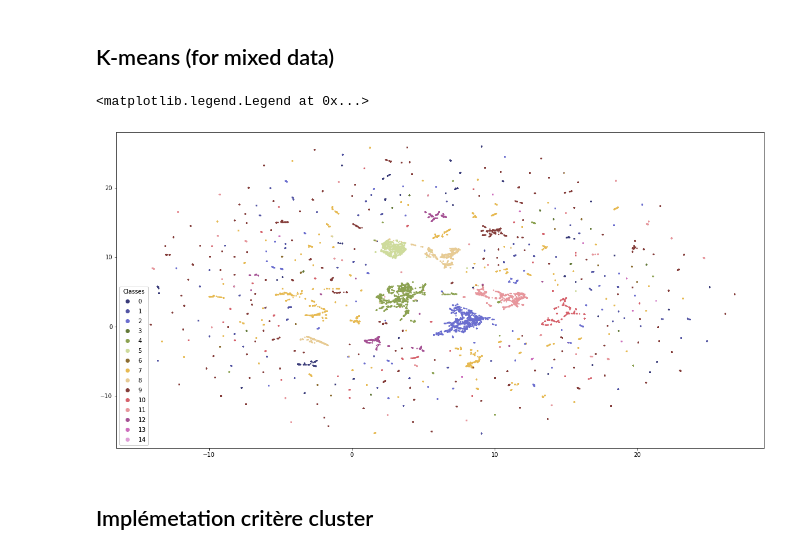
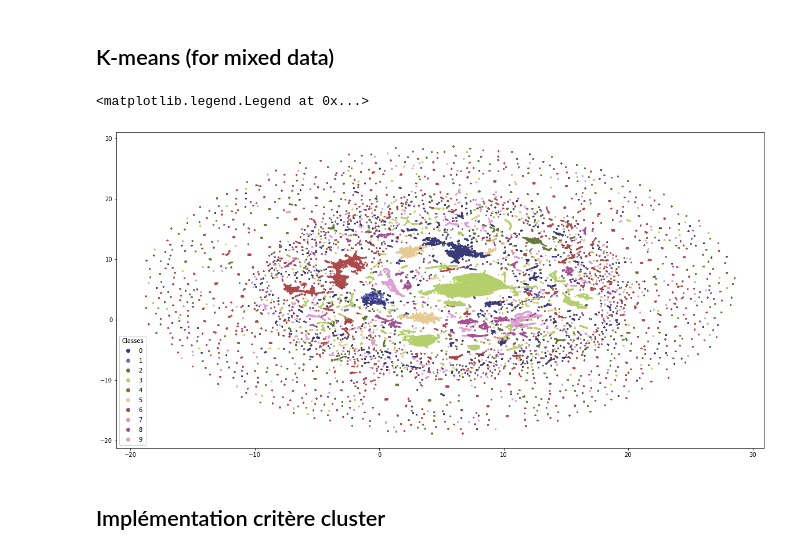
Before and after one commit to amaurylancelin/Datathon, a Jupyter notebook: pipeline_without admin.ipynb, the cells around one changed output. Cells and saved outputs as stored; diff of their text form; code cells hidden in the pictures.

Commit message:
Outputs clusters momo

```diff
--- a/pipeline_without admin.ipynb
+++ b/pipeline_without admin.ipynb
@@ -94,15 +94,15 @@ from kmodes.kprototypes import KPrototypes
 # %%
-kprot_data = full_data.copy()
-#Pre-processing
-for c in full_data.select_dtypes(exclude='object').columns:
-    pt = PowerTransformer()
-    kprot_data[c] =  pt.fit_transform(np.array(kprot_data[c]).reshape(-1, 1))
+# kprot_data = full_data.copy()
+# #Pre-processing
+# for c in full_data.select_dtypes(exclude='object').columns:
+#     pt = PowerTransformer()
+#     kprot_data[c] =  pt.fit_transform(np.array(kprot_data[c]).reshape(-1, 1))
 
-categorical_columns = [1,2,3] #make sure to specify correct indices
+# categorical_columns = [1,2,3] #make sure to specify correct indices
 
-#Actual clustering
-kproto = KPrototypes(n_clusters= 15, init='Cao', n_jobs = 4)
-clusters = kproto.fit_predict(kprot_data, categorical=categorical_columns)
+# #Actual clustering
+# kproto = KPrototypes(n_clusters= 15, init='Cao', n_jobs = 4)
+# clusters = kproto.fit_predict(kprot_data, categorical=categorical_columns)
 
-#long à tourner : environ 8 min
+# #long à tourner : environ 8 min
 # %%
@@ -170,7 +171,7 @@ for c in data.columns:
     data.loc[:, c] = pt.fit_transform(np.array(data[c]).reshape(-1, 1))
 
 #Actual Clustering
-kmeans = KMeans(n_clusters=15).fit(data)
+kmeans = KMeans(n_clusters=10).fit(data)
 kmeans_labels = kmeans.labels_
 # %%
 # #OPTIONAL: Elbow plot with inertia
@@ -185,17 +189,20 @@ kmeans_labels = kmeans.labels_
 # %%
+# embedding=embedding[0] #because tuple #comment if load embedding
+embedding = np.load("Outputs/embedding_Rabi.npy")
+
 fig, ax = plt.subplots()
 fig.set_size_inches((20, 10))
 scatter = ax.scatter(embedding[:, 0], embedding[:, 1], s=2, c=kmeans_labels, cmap='tab20b', alpha=1.0)
 
 # produce a legend with the unique colors from the scatter
-legend1 = ax.legend(*scatter.legend_elements(num=15),
+legend1 = ax.legend(*scatter.legend_elements(num=10),
                     loc="lower left", title="Classes")
 ax.add_artist(legend1)
 # %% [output]
 <matplotlib.legend.Legend at 0x...>
-[figure, old version]
+[figure, new version]
 # %% [markdown]
-## Implémetation critère cluster
+## Implémentation critère cluster
 # %%
 from sklearn.metrics import davies_bouldin_score
 
```
Also changed, not shown: parts of 7 cells of this notebook, 4 other files.
